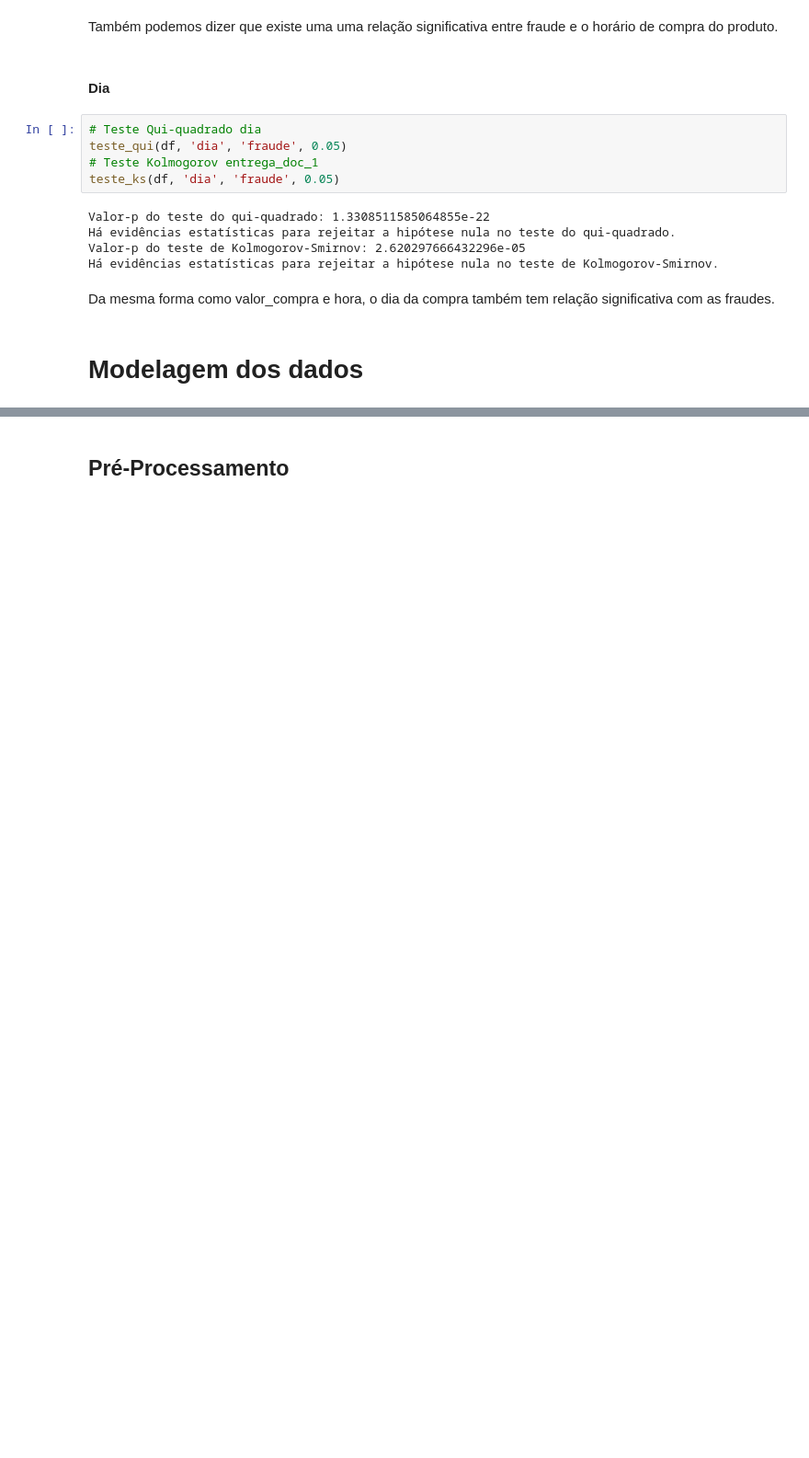
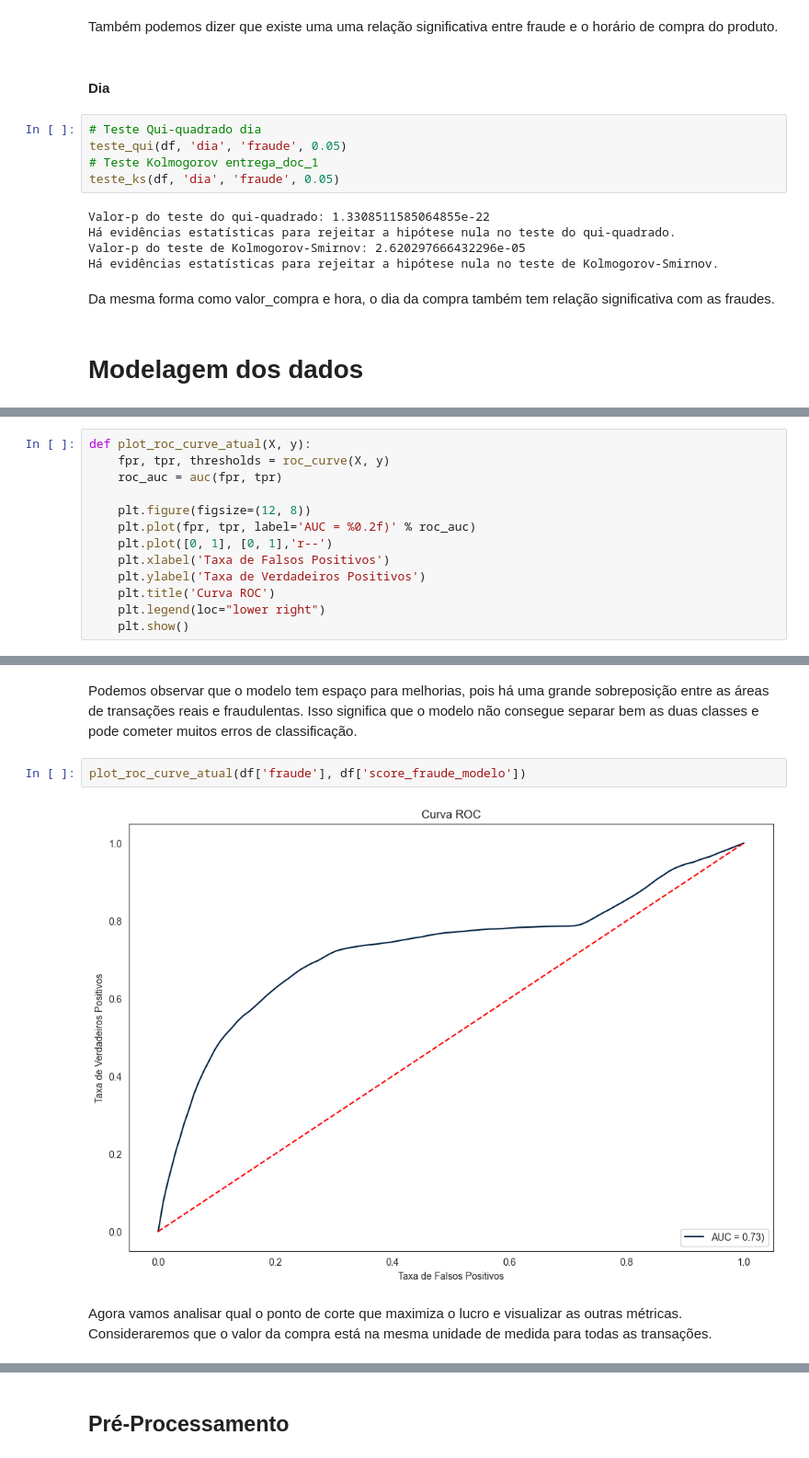
Before and after one commit to WiiniSilva/Fraude_Case, a Jupyter notebook: Fraude_Case.ipynb, the cells around one changed output, grey strips where cells are left out. Shown at 92% size. Drawn from its saved outputs; the diff is of its cells as text; blank space fills up the shorter version.

```diff
--- a/Fraude_Case.ipynb
+++ b/Fraude_Case.ipynb
@@ -1114,0 +1209,13 @@ Da mesma forma como valor_compra e hora, o dia da compra também tem relação s
+# %%
+def plot_roc_curve_atual(X, y):
+    fpr, tpr, thresholds = roc_curve(X, y)
+    roc_auc = auc(fpr, tpr)
+
+    plt.figure(figsize=(12, 8))
+    plt.plot(fpr, tpr, label='AUC = %0.2f)' % roc_auc)
+    plt.plot([0, 1], [0, 1],'r--')
+    plt.xlabel('Taxa de Falsos Positivos')
+    plt.ylabel('Taxa de Verdadeiros Positivos')
+    plt.title('Curva ROC')
+    plt.legend(loc="lower right")
+    plt.show()
@@ -1114,0 +1238,8 @@ Da mesma forma como valor_compra e hora, o dia da compra também tem relação s
+# %% [markdown]
+Podemos observar que o modelo tem espaço para melhorias, pois há uma grande sobreposição entre as áreas de transações reais e fraudulentas. Isso significa que o modelo não consegue separar bem as duas classes e pode cometer muitos erros de classificação.
+# %%
+plot_roc_curve_atual(df['fraude'], df['score_fraude_modelo'])
+# %% [output]
+[figure, added]
+# %% [markdown]
+Agora vamos analisar qual o ponto de corte que maximiza o lucro e visualizar as outras métricas. Consideraremos que o valor da compra está na mesma unidade de medida para todas as transações.
```
Also changed, not shown: parts of 55 cells of this notebook.
